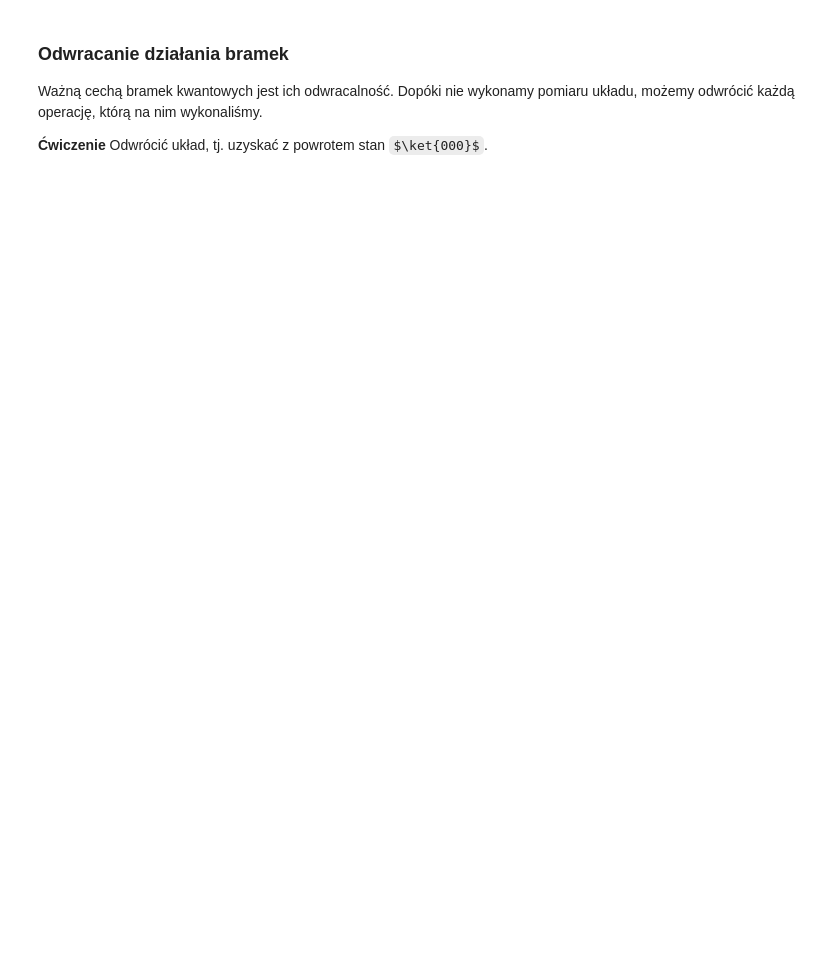
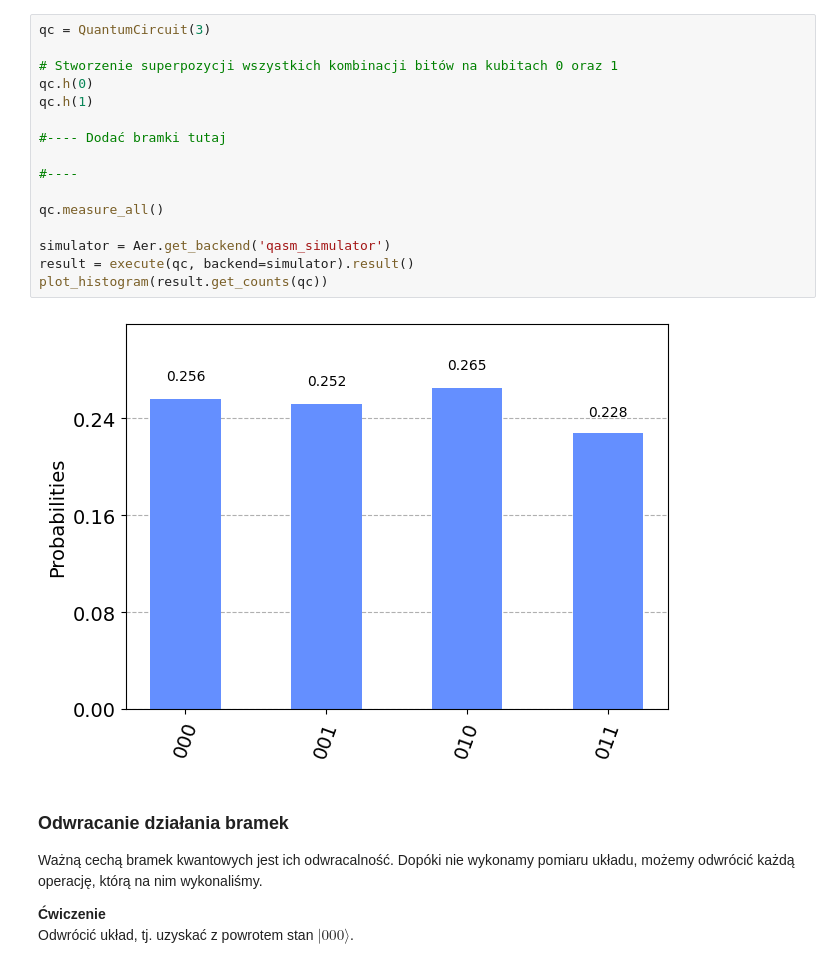
Before and after one commit to m-kosik/algorytmy-kwantowe, a Jupyter notebook: 04_bramki_logiczne_AND_OR.ipynb, the cells around one changed output. Cells and saved outputs as stored; diff of their text form; some formulas as TeX source; blank space fills up the shorter version.

```diff
--- a/04_bramki_logiczne_AND_OR.ipynb
+++ b/04_bramki_logiczne_AND_OR.ipynb
@@ -16,10 +34,28 @@ Cel: uzyskać stań $\frac{1}{2}(\ket{000} + \ket{011} + \ket{101} + \ket{111})$
+# %%
+qc = QuantumCircuit(3)
+
+# Stworzenie superpozycji wszystkich kombinacji bitów na kubitach 0 oraz 1
+qc.h(0)
+qc.h(1)
+
+#---- Dodać bramki tutaj
+
+#----
+
+qc.measure_all()
+
+simulator = Aer.get_backend('qasm_simulator')
+result = execute(qc, backend=simulator).result()
+plot_histogram(result.get_counts(qc))
+# %% [output]
+[figure, added]
 # %% [markdown]
 ### Odwracanie działania bramek
 
 Ważną cechą bramek kwantowych jest ich odwracalność. Dopóki nie wykonamy pomiaru układu, możemy odwrócić każdą operację, którą na nim wykonaliśmy.
 
 **Ćwiczenie**
-Odwrócić układ, tj. uzyskać z powrotem stan $\ket{000}$.
+Odwrócić układ, tj. uzyskać z powrotem stan $\vert 000 \rangle$.
 # %%
 circuit = QuantumCircuit(3)
 circuit.h(0)
```
Also changed, not shown: parts of 7 cells of this notebook.
